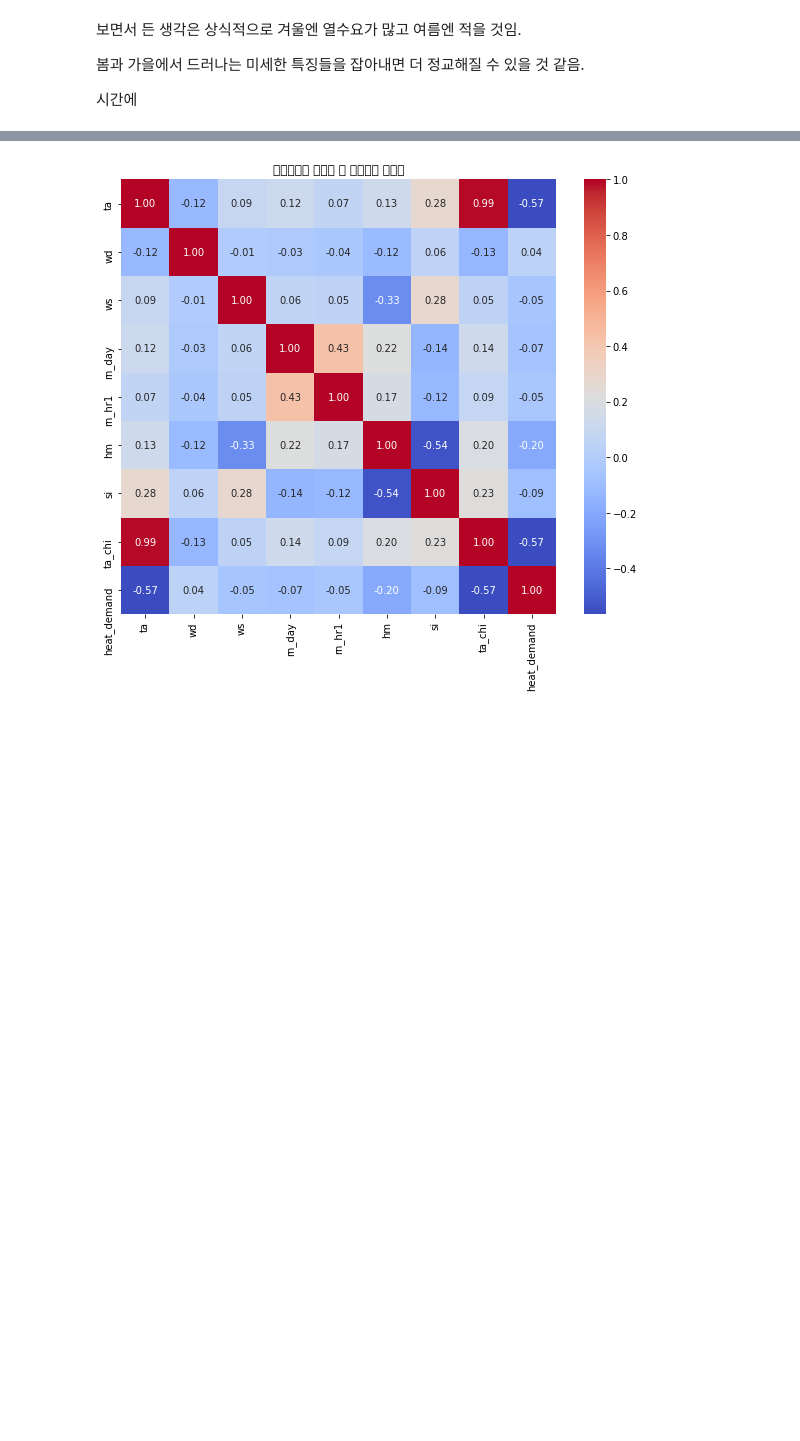
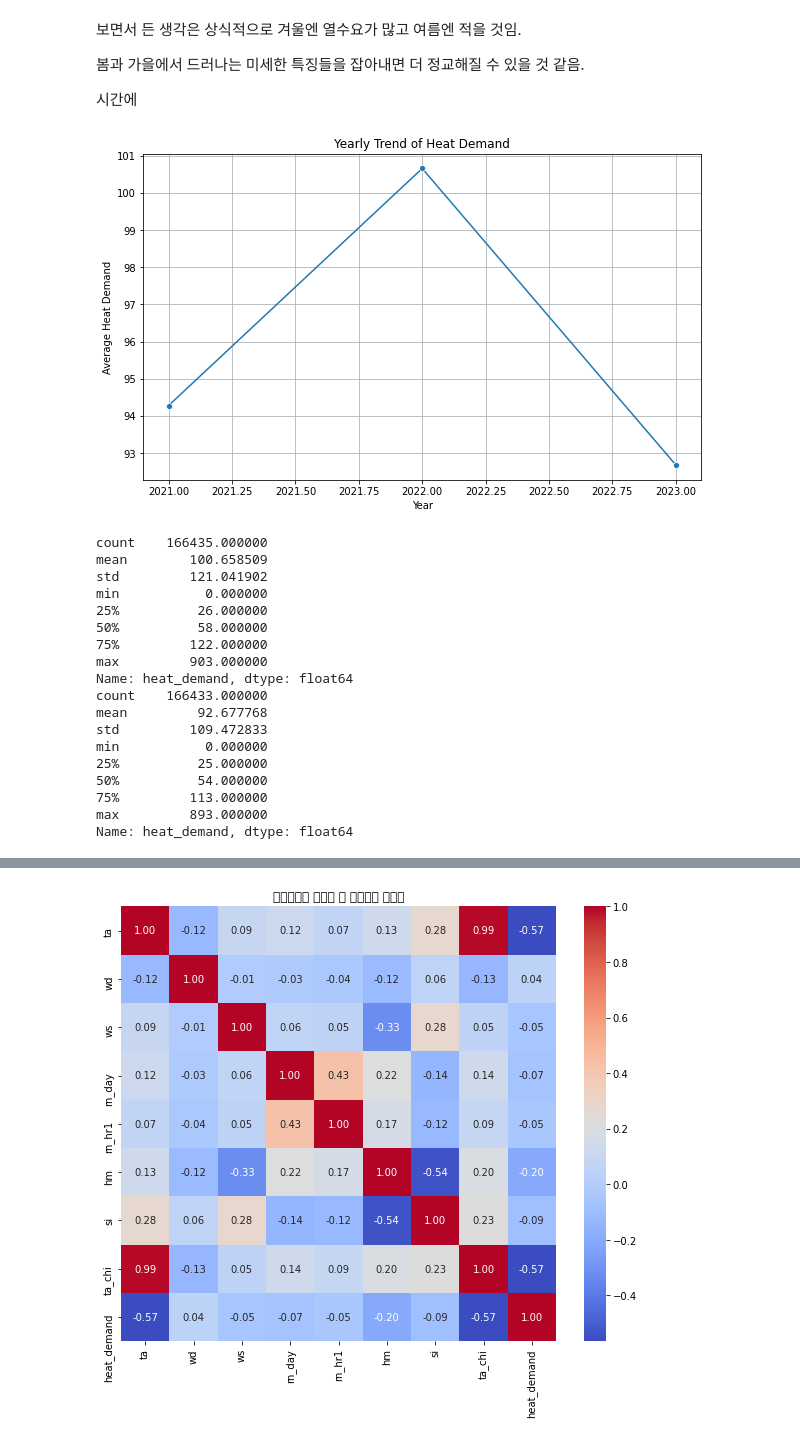
Before and after one commit to CheckNanbang/2025-weather-data-contest, a Jupyter notebook: EDA/jiyeon_EDA.ipynb, the cells around one changed output, grey strips where cells are left out. Cells and saved outputs as stored; diff of their text form; code cells hidden in the pictures; blank space fills up the shorter version.

```diff
--- a/EDA/jiyeon_EDA.ipynb
+++ b/EDA/jiyeon_EDA.ipynb
@@ -684,3 +693,41 @@ plt.show()
 봄과 가을에서 드러나는 미세한 특징들을 잡아내면 더 정교해질 수 있을 것 같음.
 
 시간에
+# %%
+import matplotlib.pyplot as plt
+import seaborn as sns
+
+# 연도별 열수요 평균 계산
+yearly_trend = heat.groupby('year')['heat_demand'].mean().reset_index()
+
+# 시각화
+plt.figure(figsize=(10, 6))
+sns.lineplot(data=yearly_trend, x='year', y='heat_demand', marker='o')
+plt.title('Yearly Trend of Heat Demand')
+plt.xlabel('Year')
+plt.ylabel('Average Heat Demand')
+plt.grid(True)
+plt.show()
+
+print(heat[heat['year'] == 2022]['heat_demand'].describe())
+print(heat[heat['year'] == 2023]['heat_demand'].describe())
+# %% [output]
+[figure, added]
+count    166435.000000
+mean        100.658509
+std         121.041902
+min           0.000000
+25%          26.000000
+50%          58.000000
+75%         122.000000
+max         903.000000
+Name: heat_demand, dtype: float64
+count    166433.000000
+mean         92.677768
+std         109.472833
+min           0.000000
+25%          25.000000
+50%          54.000000
+75%         113.000000
+max         893.000000
+Name: heat_demand, dtype: float64
```
Also changed, not shown: parts of 14 cells of this notebook.
